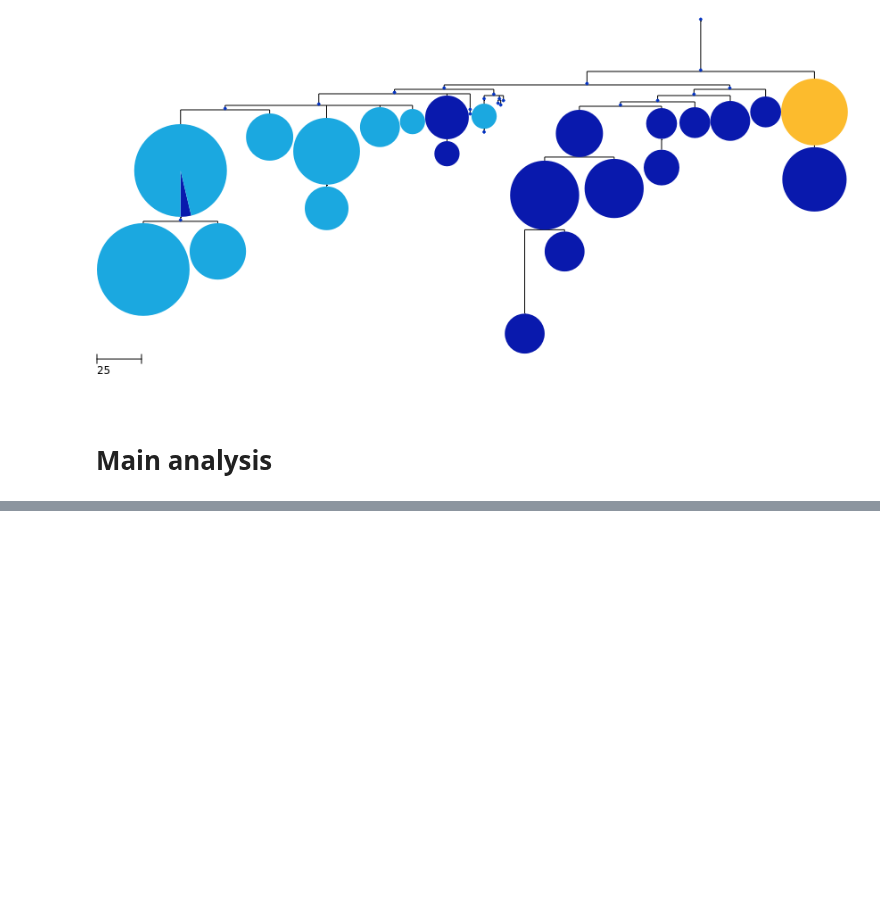
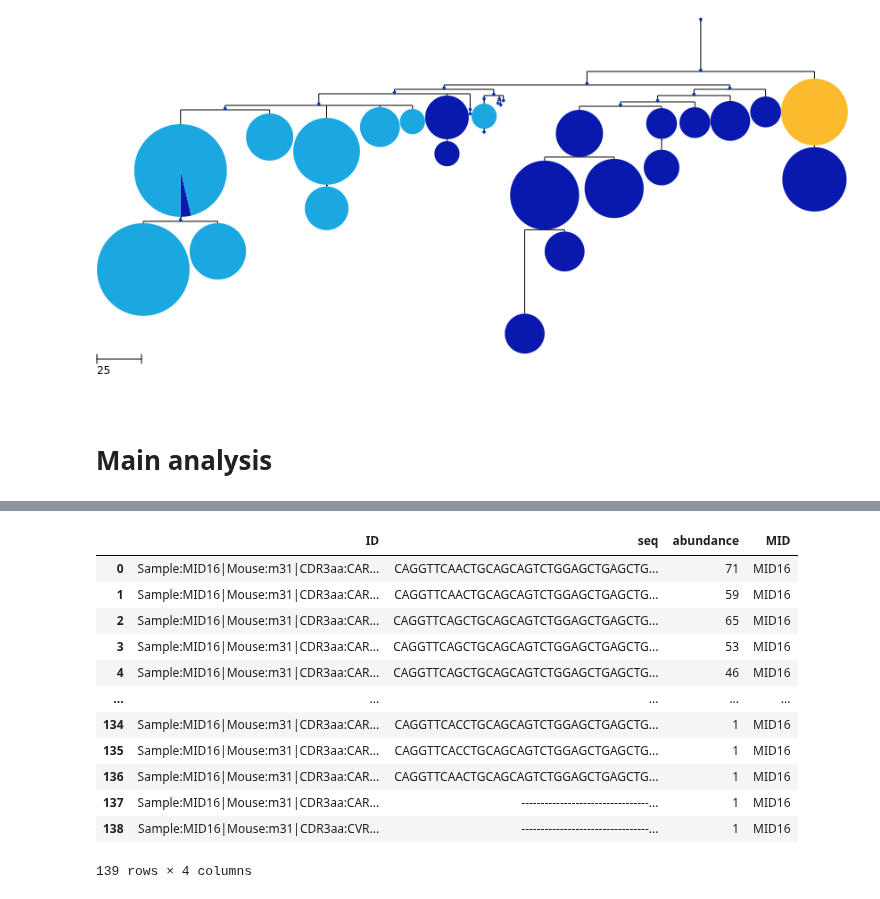
Before and after one commit to hieunguyen4193/sc_bulk_BCR_data_analysis, a Jupyter notebook: Tree02_Load_trees_220701_etc_customTree.ipynb, the cells around one changed output, grey strips where cells are left out. Cells and saved outputs as stored; diff of their text form; code cells hidden in the pictures; blank space fills up the shorter version.

```diff
--- a/Tree02_Load_trees_220701_etc_customTree.ipynb
+++ b/Tree02_Load_trees_220701_etc_customTree.ipynb
@@ -147,0 +156,16 @@ maindf
+# %%
+seqdf_orig
+# %% [output]
+|  | ID | seq | abundance | MID |
+| 0 | Sample:MID16|Mouse:m31|CDR3aa:CAR... | CAGGTTCAACTGCAGCAGTCTGGAGCTGAGCTG... | 71 | MID16 |
+| 1 | Sample:MID16|Mouse:m31|CDR3aa:CAR... | CAGGTTCAACTGCAGCAGTCTGGAGCTGAGCTG... | 59 | MID16 |
+| 2 | Sample:MID16|Mouse:m31|CDR3aa:CAR... | CAGGTTCAGCTGCAGCAGTCTGGAGCTGAGCTG... | 65 | MID16 |
+| 3 | Sample:MID16|Mouse:m31|CDR3aa:CAR... | CAGGTTCAGCTGCAGCAGTCTGGAGCTGAGCTG... | 53 | MID16 |
+| 4 | Sample:MID16|Mouse:m31|CDR3aa:CAR... | CAGGTTCAGCTGCAGCAGTCTGGAGCTGAGCTG... | 46 | MID16 |
+| ... | ... | ... | ... | ... |
+| 134 | Sample:MID16|Mouse:m31|CDR3aa:CAR... | CAGGTTCACCTGCAGCAGTCTGGAGCTGAGCTG... | 1 | MID16 |
+| 135 | Sample:MID16|Mouse:m31|CDR3aa:CAR... | CAGGTTCACCTGCAGCAGTCTGGAGCTGAGCTG... | 1 | MID16 |
+| 136 | Sample:MID16|Mouse:m31|CDR3aa:CAR... | CAGGTTCAACTGCAGCAGTCTGGAGCTGAGCTG... | 1 | MID16 |
+| 137 | Sample:MID16|Mouse:m31|CDR3aa:CAR... | ---------------------------------... | 1 | MID16 |
+| 138 | Sample:MID16|Mouse:m31|CDR3aa:CVR... | ---------------------------------... | 1 | MID16 |
+139 rows × 4 columns
```
Also changed, not shown: parts of 4 cells of this notebook.
